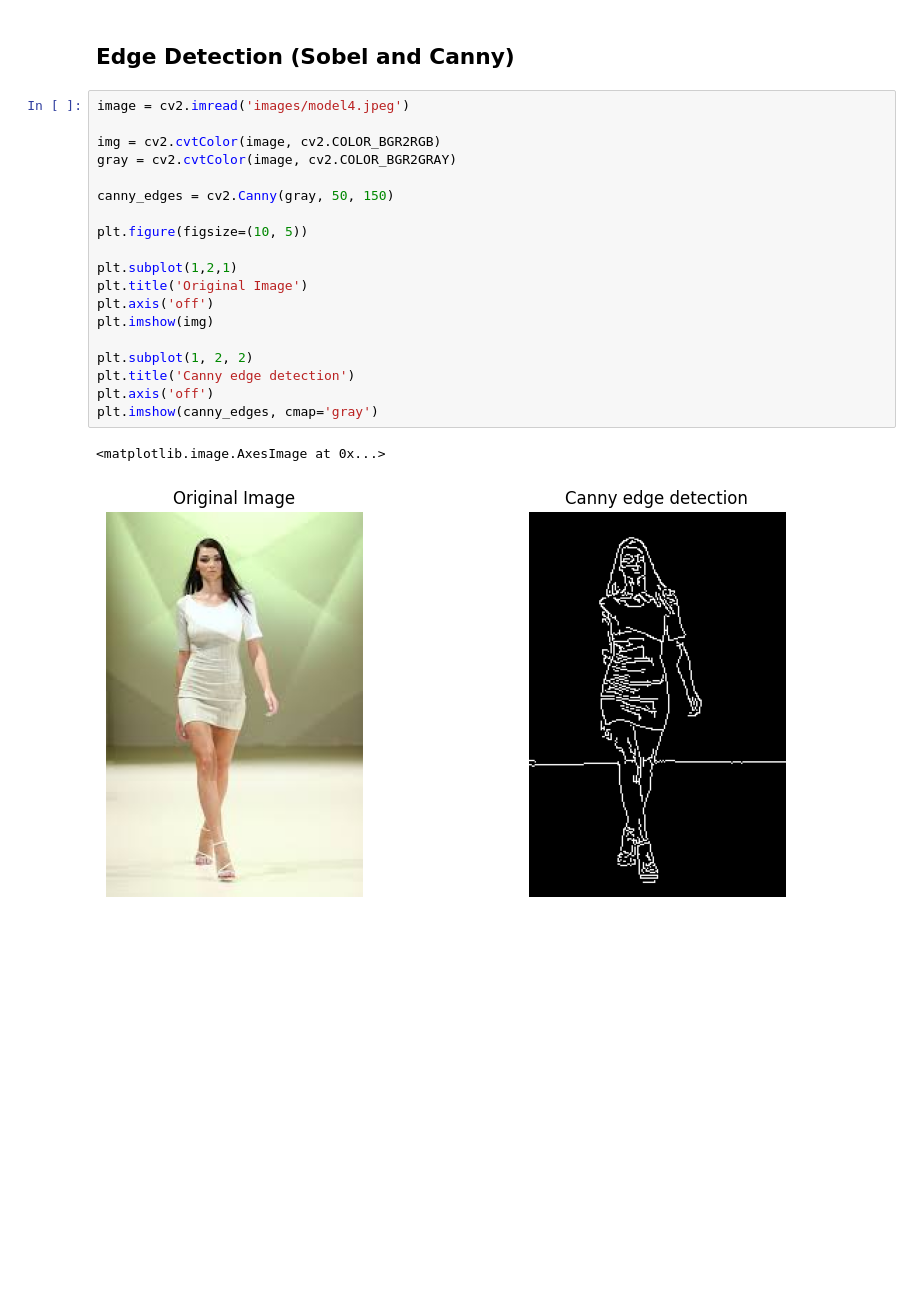
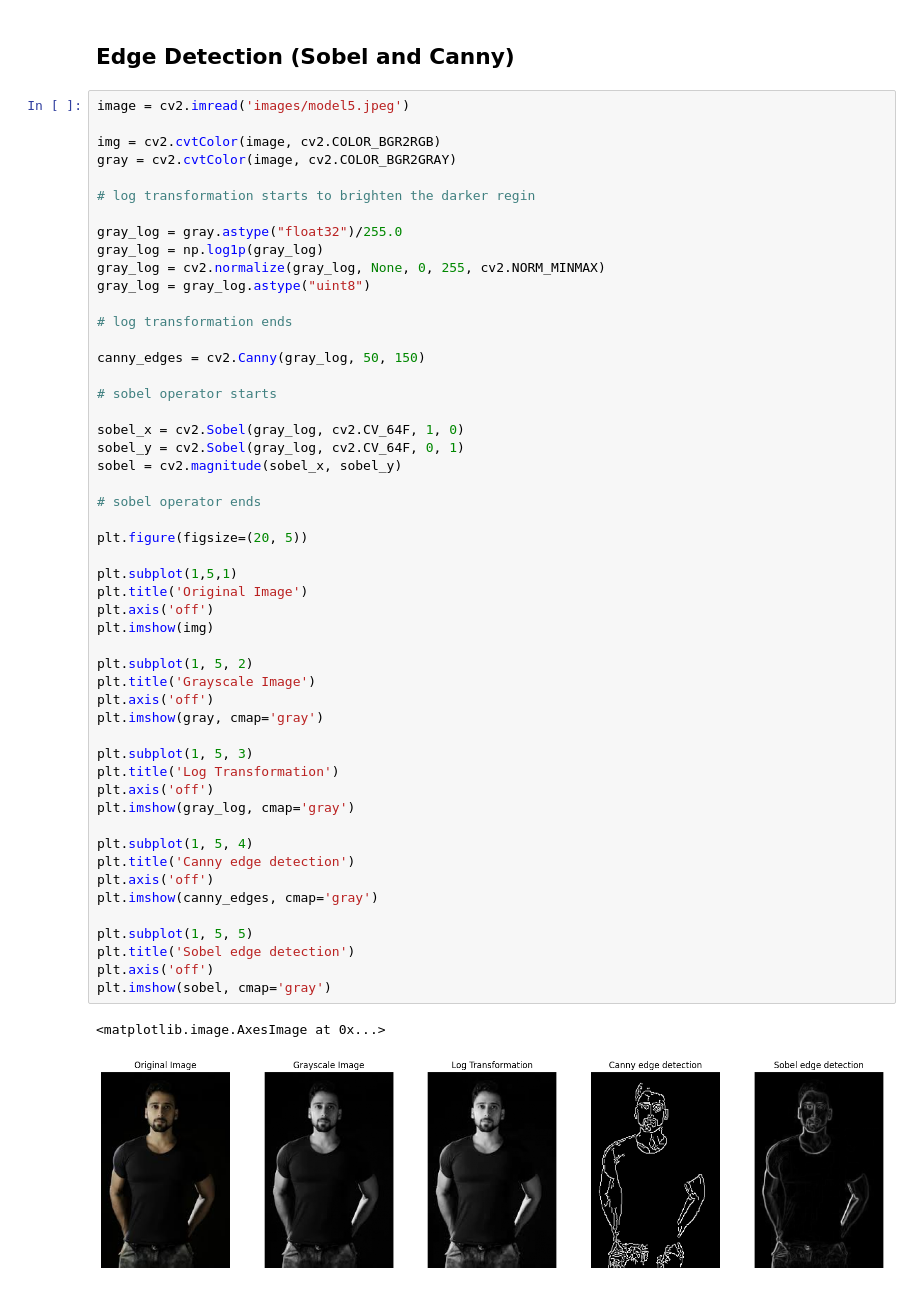
Before and after one commit to itspriyambhattacharya/opencv_learning, a Jupyter notebook: 01_basic_practice.ipynb, the cells around one changed output. Drawn from its saved outputs; the diff is of its cells as text; blank space fills up the shorter version.

Commit message:
sobel edge detection

```diff
--- a/01_basic_practice.ipynb
+++ b/01_basic_practice.ipynb
@@ -234,24 +234,56 @@ plt.imshow(bilateral_filter, cmap='gray')
 # %% [markdown]
 ## Edge Detection (Sobel and Canny)
 # %%
-image = cv2.imread('images/model4.jpeg')
+image = cv2.imread('images/model5.jpeg')
 
 img = cv2.cvtColor(image, cv2.COLOR_BGR2RGB)
 gray = cv2.cvtColor(image, cv2.COLOR_BGR2GRAY)
 
-canny_edges = cv2.Canny(gray, 50, 150)
+# log transformation starts to brighten the darker regin
 
-plt.figure(figsize=(10, 5))
+gray_log = gray.astype("float32")/255.0
+gray_log = np.log1p(gray_log)
+gray_log = cv2.normalize(gray_log, None, 0, 255, cv2.NORM_MINMAX)
+gray_log = gray_log.astype("uint8")
 
-plt.subplot(1,2,1)
+# log transformation ends
+
+canny_edges = cv2.Canny(gray_log, 50, 150)
+
+# sobel operator starts
+
+sobel_x = cv2.Sobel(gray_log, cv2.CV_64F, 1, 0)
+sobel_y = cv2.Sobel(gray_log, cv2.CV_64F, 0, 1)
+sobel = cv2.magnitude(sobel_x, sobel_y)
+
+# sobel operator ends
+
+plt.figure(figsize=(20, 5))
+
+plt.subplot(1,5,1)
 plt.title('Original Image')
 plt.axis('off')
 plt.imshow(img)
 
-plt.subplot(1, 2, 2)
+plt.subplot(1, 5, 2)
+plt.title('Grayscale Image')
+plt.axis('off')
+plt.imshow(gray, cmap='gray')
+
+plt.subplot(1, 5, 3)
+plt.title('Log Transformation')
+plt.axis('off')
+plt.imshow(gray_log, cmap='gray')
+
+plt.subplot(1, 5, 4)
 plt.title('Canny edge detection')
 plt.axis('off')
 plt.imshow(canny_edges, cmap='gray')
+
+plt.subplot(1, 5, 5)
+plt.title('Sobel edge detection')
+plt.axis('off')
+plt.imshow(sobel, cmap='gray')
 # %% [output]
 <matplotlib.image.AxesImage at 0x...>
-[figure, old version]
+[figure, new version]
```
Also changed, not shown: parts of 1 cell of this notebook.
